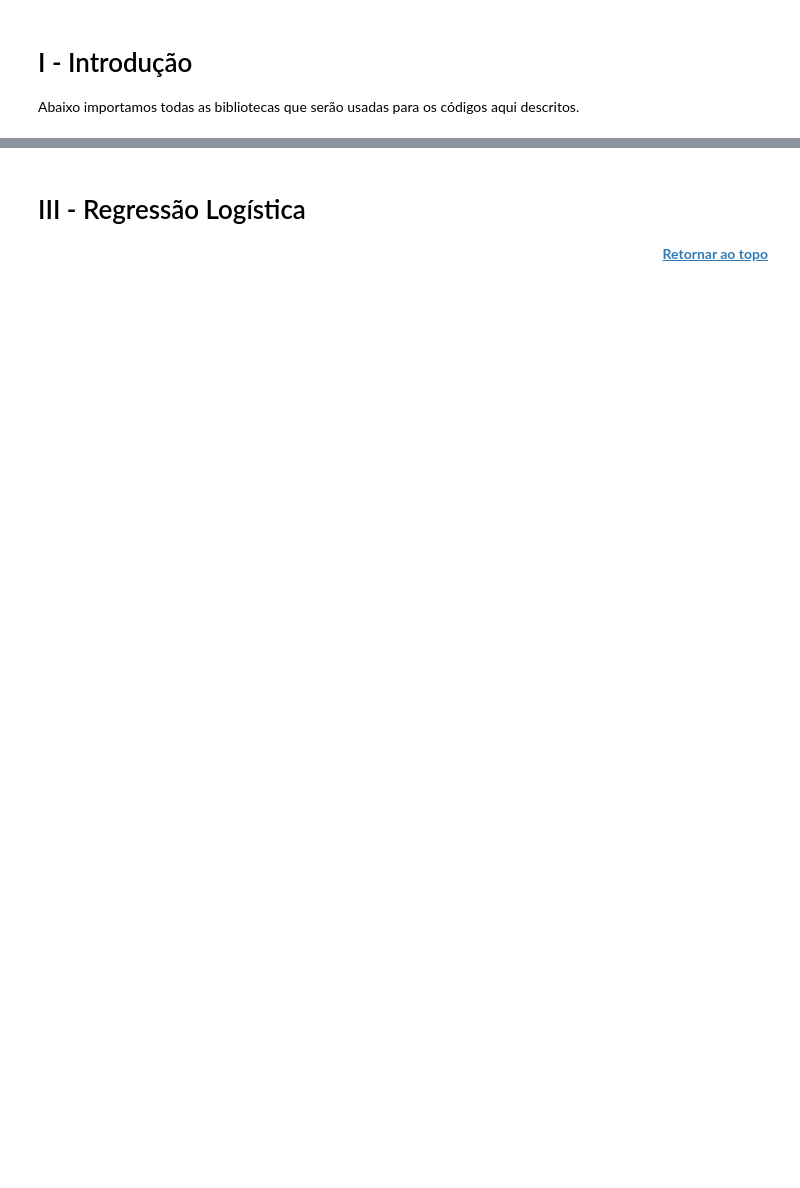
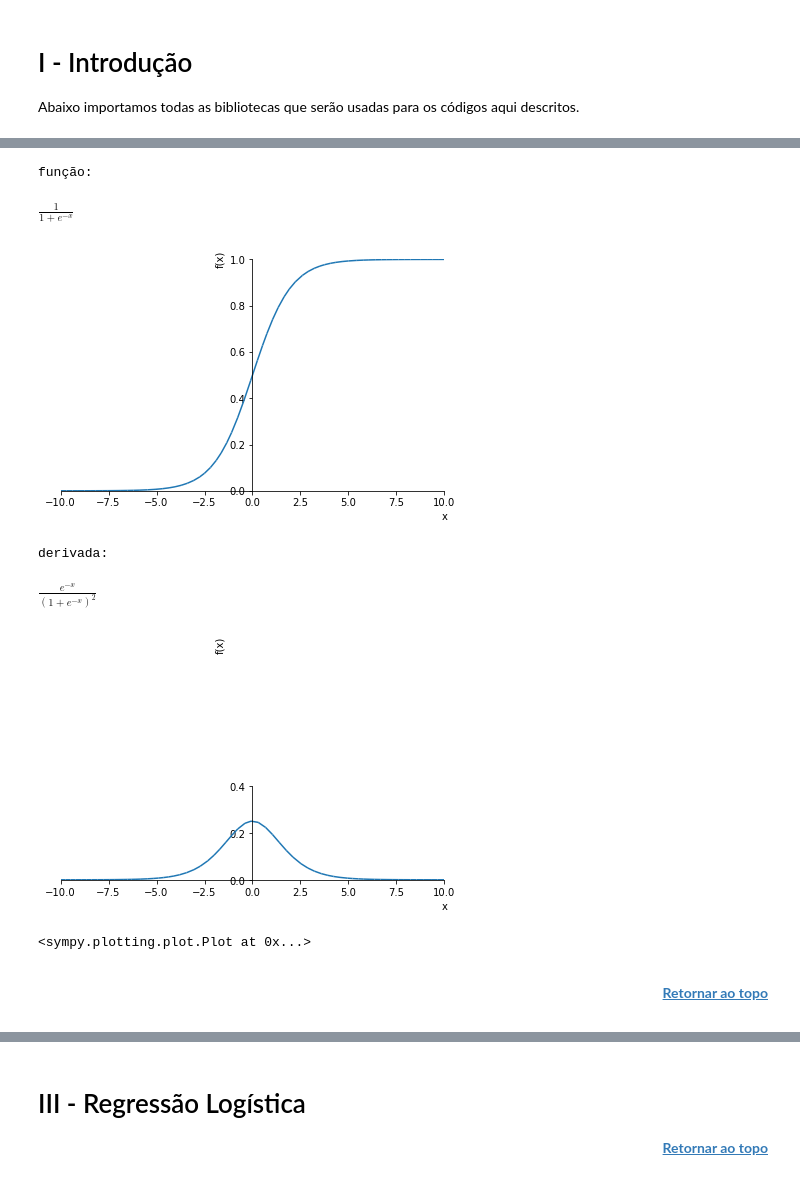
Before and after one commit to fccarvalho2/Deep-Learning, a Jupyter notebook: Resumo_1.ipynb, the cells around one changed output, grey strips where cells are left out. Cells and saved outputs as stored; diff of their text form; code cells hidden in the pictures; blank space fills up the shorter version.

```diff
--- a/Resumo_1.ipynb
+++ b/Resumo_1.ipynb
@@ -114,0 +211,11 @@ Esta é uma das razões pelas quais os modelos de aprendizado de máquinas, e em
+# %%
+%matplotlib notebook
+# Script para plotar planos tridimensionais
+x, y, z = sp.symbols('x y z')
+plt.rcParams['figure.figsize'] = 8, 6
+
+# Digite aqui a equação geral do plano desejado
+z = x + y
+
+# Altere os limites abaixo para poder plotar a reta desejada
+sp.plotting.plot3d(z, xlim=(0,3), ylim=(0,20), zlim=(0,20))
@@ -114,0 +250,28 @@ Esta é uma das razões pelas quais os modelos de aprendizado de máquinas, e em
+# %%
+%matplotlib inline
+# Script para plotar funções e derivadas
+x, y = sp.symbols('x y') #Se precisar de mais variáveis, inserir aqui. ex: x, y, z = sp.symbols('x y z')
+
+# Digite aqui a função que você deseja plotar. Não use numpy (np), use sympy (sp)
+y = 1/(1+sp.exp(-x))
+
+# Derivada de y em função de x
+dy = y.diff(x)
+
+# Altere os limites abaixo para poder plotar a reta desejada
+print("função:")
+display(y)
+sp.plotting.plot(y, xlim=(-10,10), ylim=(0,1))
+print("derivada:")
+display(dy)
+sp.plotting.plot(dy, xlim=(-10,10), ylim=(0,1))
+# %% [output]
+função:
+$\displaystyle \frac{1}{1 + e^{- x}}$
+[figure, added]
+derivada:
+$\displaystyle \frac{e^{- x}}{\left(1 + e^{- x}\right)^{2}}$
+[figure, added]
+<sympy.plotting.plot.Plot at 0x...>
+# %% [markdown]
+<b><p style="text-align:right"> [Retornar ao topo](#Topo) </p> </b>
```
Also changed, not shown: parts of 23 cells of this notebook, 2 other files.
